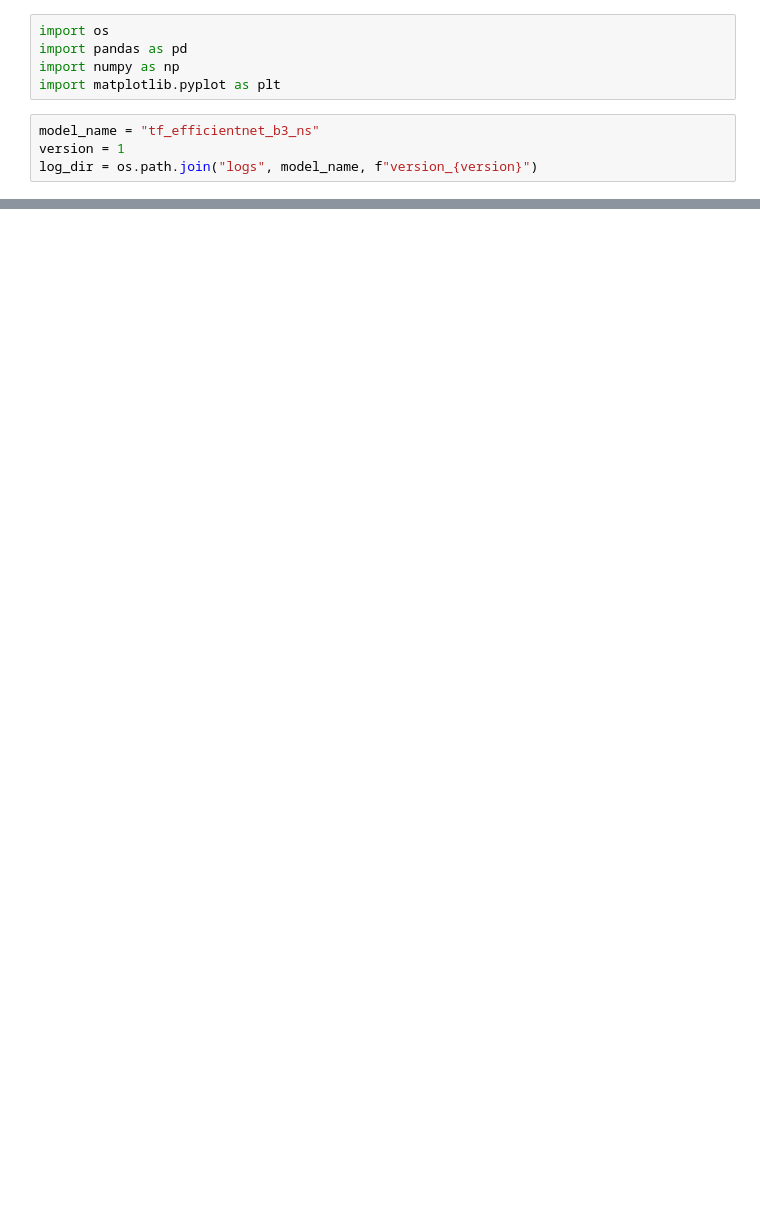
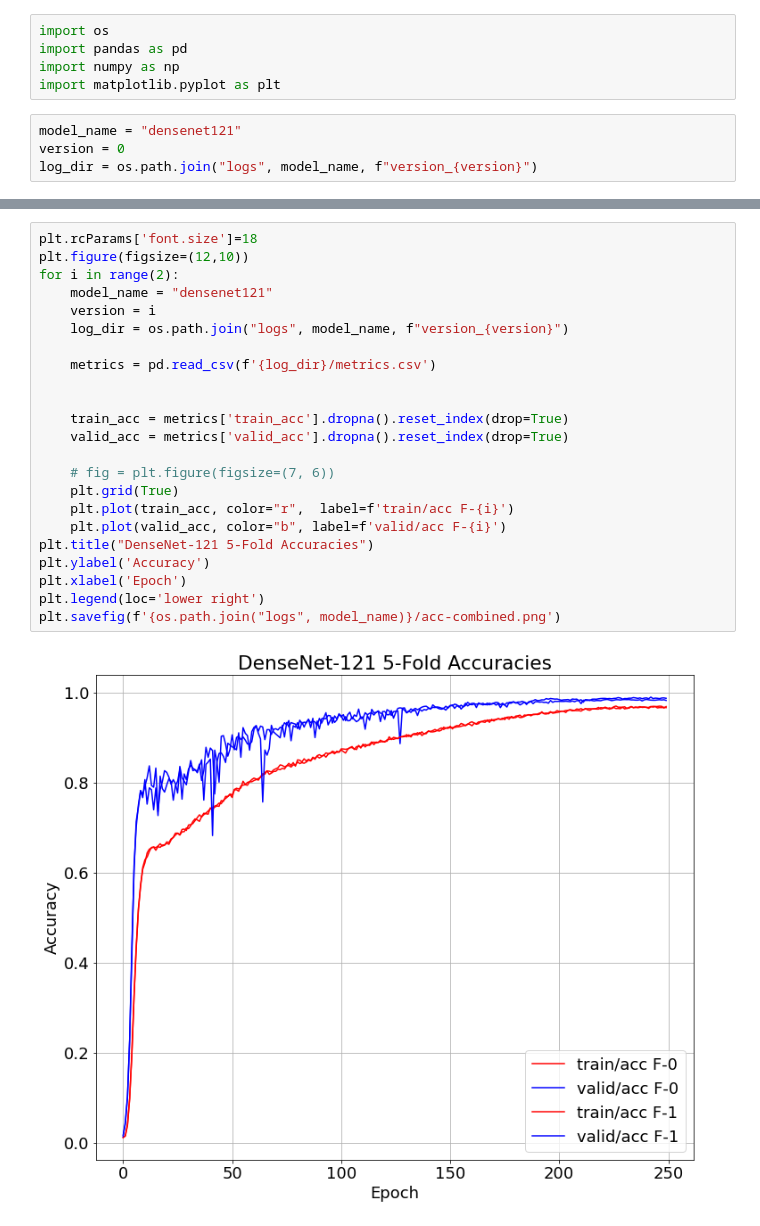
Before and after one commit to redwankarimsony/Sorghum-100-Cultivar-Identification-FGVC-9, a Jupyter notebook: Training-Process-Visualizer.ipynb, the cells around one changed output, grey strips where cells are left out. Saved outputs shown, nothing was run; the diff lists cells and outputs as text; blank space fills up the shorter version.

```diff
--- a/Training-Process-Visualizer.ipynb
+++ b/Training-Process-Visualizer.ipynb
@@ -4,8 +4,8 @@ import pandas as pd
 import numpy as np
 import matplotlib.pyplot as plt
 # %%
-model_name = "tf_efficientnet_b3_ns"
-version = 1
+model_name = "densenet121"
+version = 0
 log_dir = os.path.join("logs", model_name, f"version_{version}")
 # %%
 
@@ -55,0 +53,25 @@ log_dir
+# %%
+plt.rcParams['font.size']=18
+plt.figure(figsize=(12,10))
+for i in range(2):
+    model_name = "densenet121"
+    version = i
+    log_dir = os.path.join("logs", model_name, f"version_{version}")
+
+    metrics = pd.read_csv(f'{log_dir}/metrics.csv')
+
+
+    train_acc = metrics['train_acc'].dropna().reset_index(drop=True)
+    valid_acc = metrics['valid_acc'].dropna().reset_index(drop=True)
+
+    # fig = plt.figure(figsize=(7, 6))
+    plt.grid(True)
+    plt.plot(train_acc, color="r",  label=f'train/acc F-{i}')
+    plt.plot(valid_acc, color="b", label=f'valid/acc F-{i}')
+plt.title("DenseNet-121 5-Fold Accuracies")
+plt.ylabel('Accuracy')
+plt.xlabel('Epoch')
+plt.legend(loc='lower right')
+plt.savefig(f'{os.path.join("logs", model_name)}/acc-combined.png')
+# %% [output]
+[figure, added]
```
Also changed, not shown: parts of 4 cells of this notebook, 15 other files.
